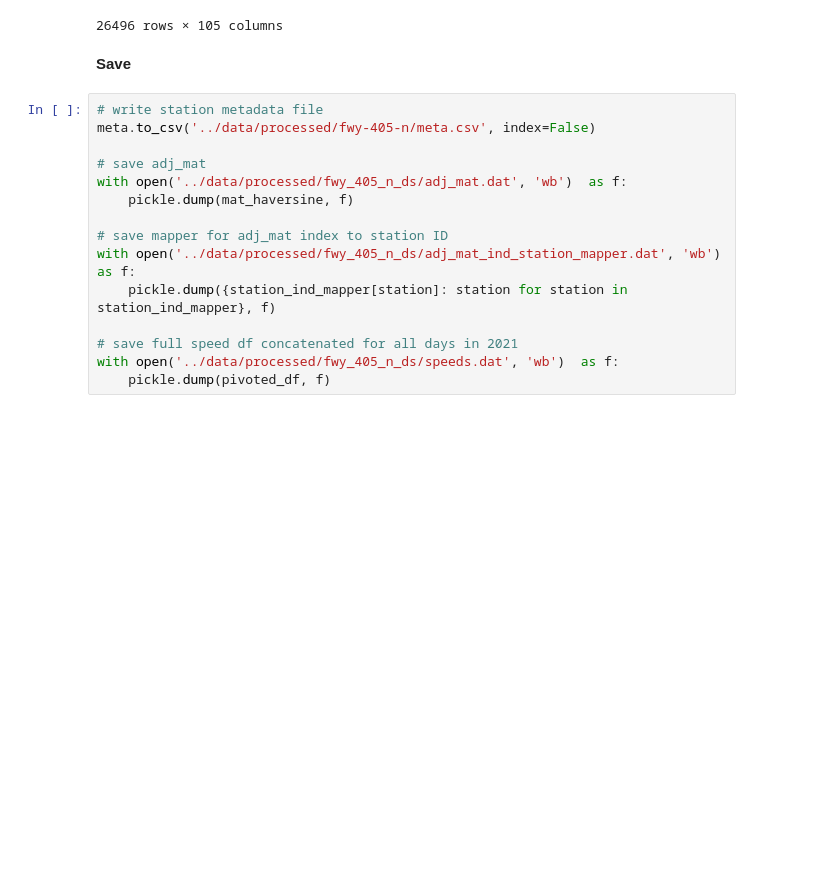
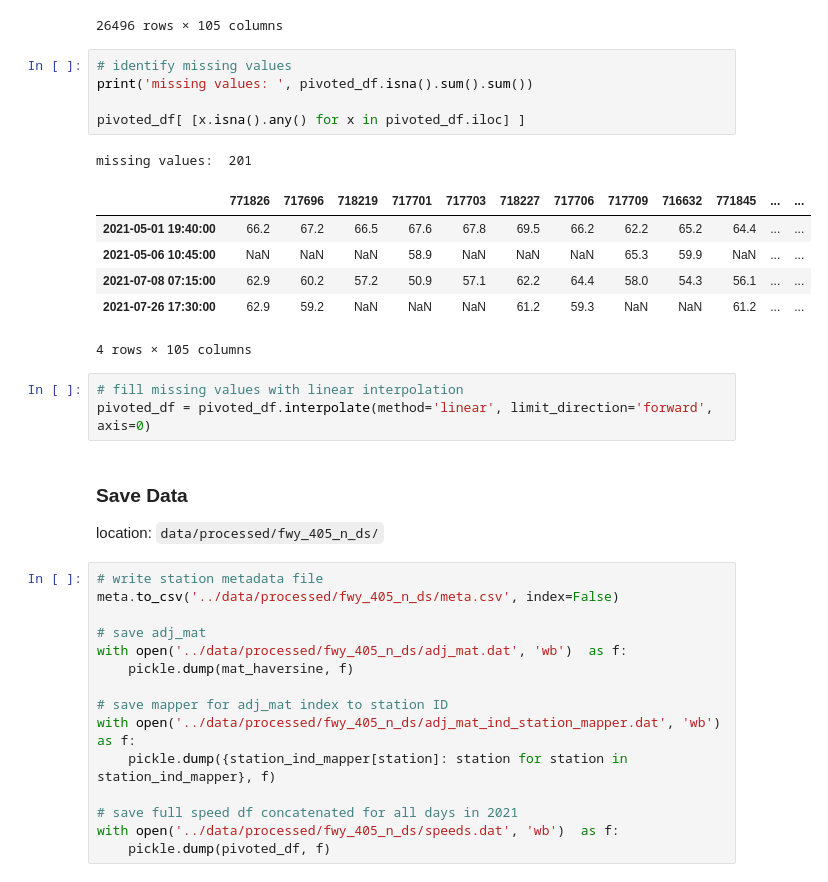
Before and after one commit to amanichopra/traffic-speed-forecasting, a Jupyter notebook: preprocessing/preprocess_fwy_405_ds.ipynb, the cells around one changed output. Saved outputs shown, nothing was run; the diff lists cells and outputs as text; blank space fills up the shorter version.

Commit message:
use linear interpolation for missing values

```diff
--- a/preprocessing/preprocess_fwy_405_ds.ipynb
+++ b/preprocessing/preprocess_fwy_405_ds.ipynb
@@ -155,11 +155,29 @@ pivoted_df
 | 2021-07-31 23:50:00 | 68.2 | 68.3 | 69.5 | 69.4 | 67.2 | 71.9 | 71.1 | 62.1 | 72.2 | 70.8 | ... | ... |
 | 2021-07-31 23:55:00 | 69.6 | 69.1 | 68.6 | 68.8 | 70.9 | 71.9 | 72.6 | 70.9 | 72.0 | 70.3 | ... | ... |
 26496 rows × 105 columns
-# %% [markdown]
-**Save**
+# %%
+# identify missing values
+print('missing values: ', pivoted_df.isna().sum().sum())
+
+pivoted_df[ [x.isna().any() for x in pivoted_df.iloc] ]
+# %% [output]
+missing values:  201
+|  | 771826 | 717696 | 718219 | 717701 | 717703 | 718227 | 717706 | 717709 | 716632 | 771845 | ... | ... |
+| 2021-05-01 19:40:00 | 66.2 | 67.2 | 66.5 | 67.6 | 67.8 | 69.5 | 66.2 | 62.2 | 65.2 | 64.4 | ... | ... |
+| 2021-05-06 10:45:00 | NaN | NaN | NaN | 58.9 | NaN | NaN | NaN | 65.3 | 59.9 | NaN | ... | ... |
+| 2021-07-08 07:15:00 | 62.9 | 60.2 | 57.2 | 50.9 | 57.1 | 62.2 | 64.4 | 58.0 | 54.3 | 56.1 | ... | ... |
+| 2021-07-26 17:30:00 | 62.9 | 59.2 | NaN | NaN | NaN | 61.2 | 59.3 | NaN | NaN | 61.2 | ... | ... |
+4 rows × 105 columns
+# %%
+# fill missing values with linear interpolation
+pivoted_df = pivoted_df.interpolate(method='linear', limit_direction='forward', axis=0)
+# %% [markdown]
+### Save Data
+
+location: `data/processed/fwy_405_n_ds/`
 # %%
 # write station metadata file
-meta.to_csv('../data/processed/fwy-405-n/meta.csv', index=False)
+meta.to_csv('../data/processed/fwy_405_n_ds/meta.csv', index=False)
 
 # save adj_mat
 with open('../data/processed/fwy_405_n_ds/adj_mat.dat', 'wb')  as f:
```
Also changed, not shown: 1 other file.
